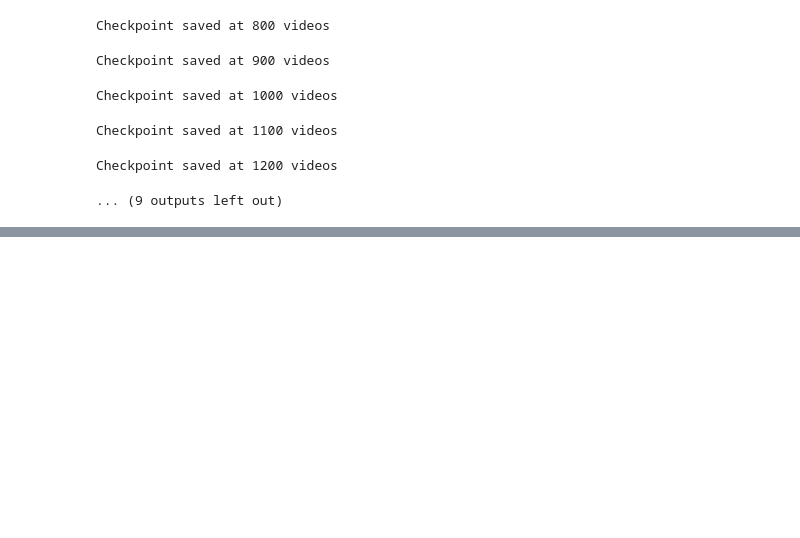
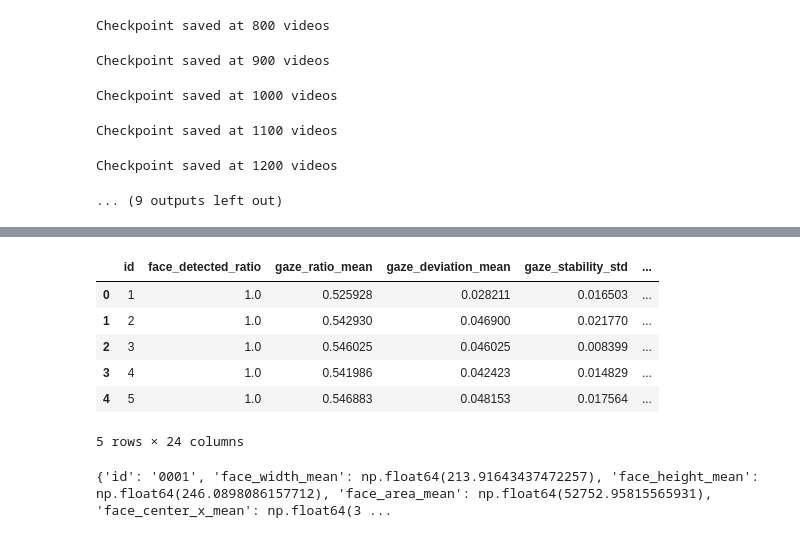
Before and after one commit to HammadMohd/Interview-Performance-Analyzer, a Jupyter notebook: notebooks/face_features.ipynb, the cells around one changed output, grey strips where cells are left out. Saved outputs shown, nothing was run; the diff lists cells and outputs as text; code cells hidden in the pictures; blank space fills up the shorter version.

Commit message:
Added face feature extraction notebooks

```diff
--- a/notebooks/face_features.ipynb
+++ b/notebooks/face_features.ipynb
@@ -782,0 +1004,12 @@ Checkpoint saved at 1200 videos
+# %%
+df = pd.read_csv("face_features_final.csv")
+# %%
+df.head()
+# %% [output]
+|  | id | face_detected_ratio | gaze_ratio_mean | gaze_deviation_mean | gaze_stability_std | ... |
+| 0 | 1 | 1.0 | 0.525928 | 0.028211 | 0.016503 | ... |
+| 1 | 2 | 1.0 | 0.542930 | 0.046900 | 0.021770 | ... |
+| 2 | 3 | 1.0 | 0.546025 | 0.046025 | 0.008399 | ... |
+| 3 | 4 | 1.0 | 0.541986 | 0.042423 | 0.014829 | ... |
+| 4 | 5 | 1.0 | 0.546883 | 0.048153 | 0.017564 | ... |
+5 rows × 24 columns
@@ -782,0 +1135,8 @@ Checkpoint saved at 1200 videos
+# %%
+sample = train_ds[0]
+video_path = get_video_path(sample['video'])
+frame_records = extract_extra_features(video_path, sample_rate_sec=1)
+agg = aggregate_extra_features(frame_records, sample['id'])
+print(agg)
+# %% [output]
+{'id': '0001', 'face_width_mean': np.float64(213.91643437472257), 'face_height_mean': np.float64(246.0898086157712), 'face_area_mean': np.float64(52752.95815565931), 'face_center_x_mean': np.float64(3 ...
```
Also changed, not shown: parts of 18 cells of this notebook, 1 other file.
